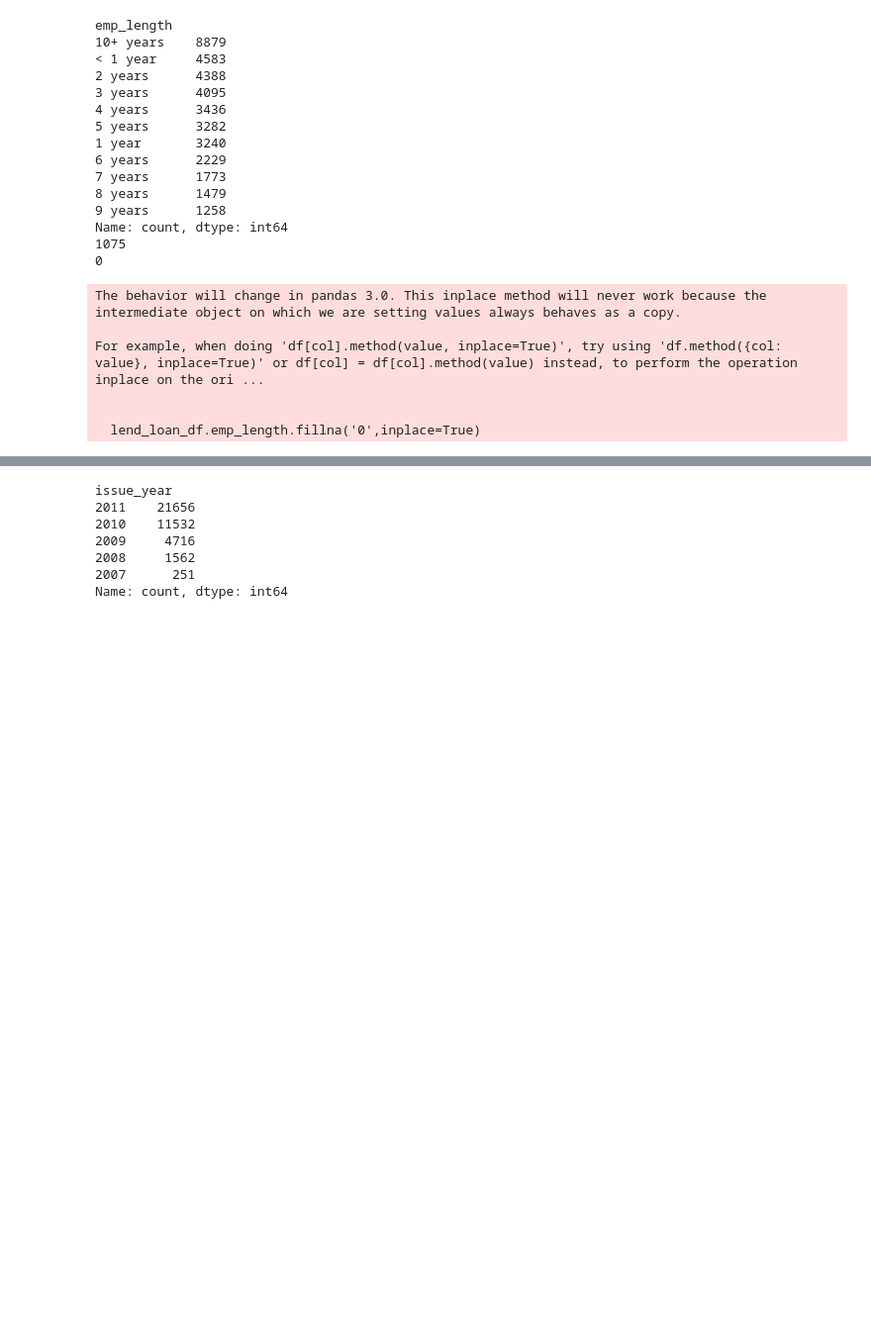
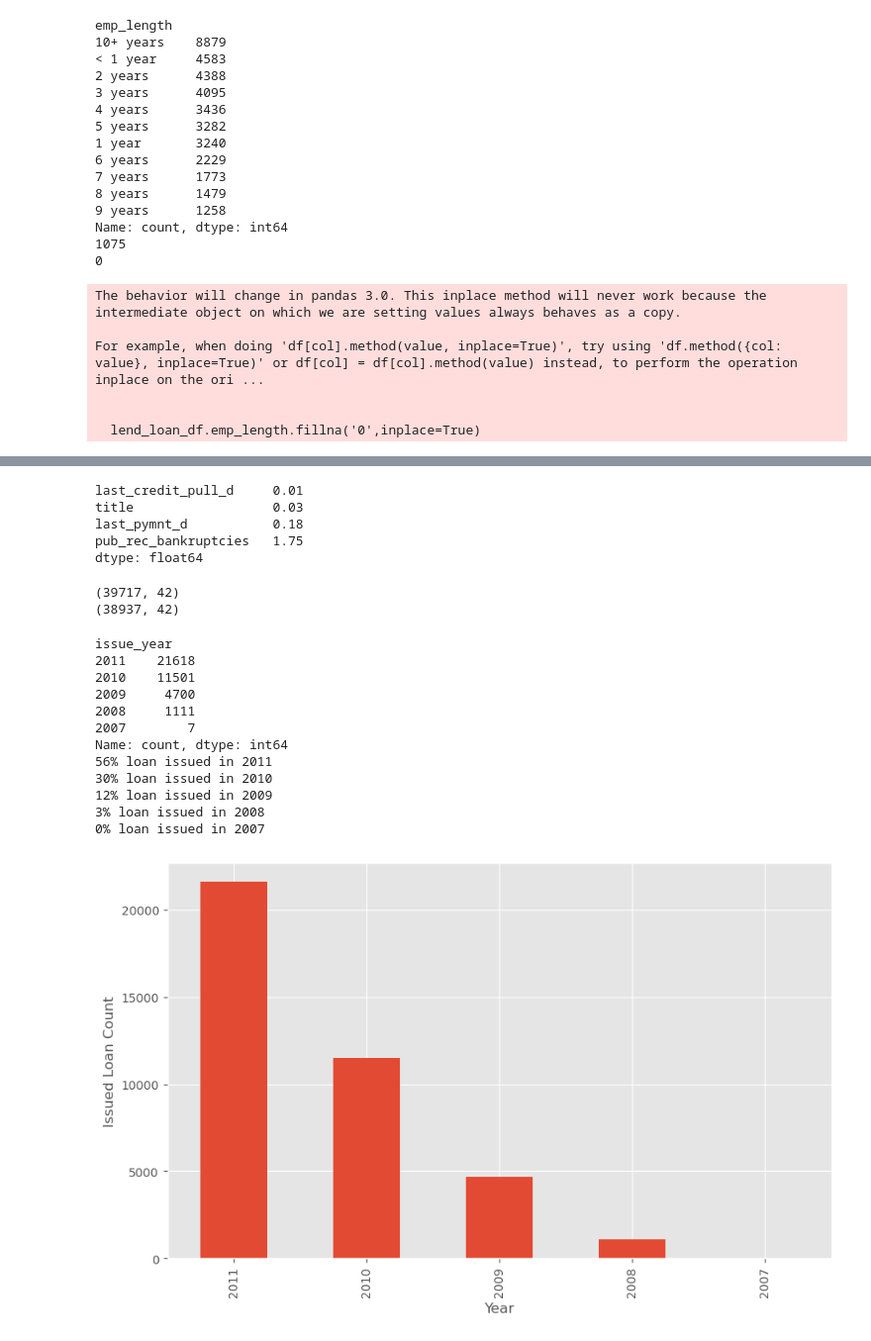
Before and after one commit to blogbydev/lendingcasestudy, a Jupyter notebook: lcs_srinivasan.ipynb, the cells around one changed output, grey strips where cells are left out. Shown at 99% size. Drawn from its saved outputs; the diff is of its cells as text; code cells hidden in the pictures; blank space fills up the shorter version.

```diff
--- a/lcs_srinivasan.ipynb
+++ b/lcs_srinivasan.ipynb
@@ -9,5 +9,5 @@ pd.options.display.max_rows = None
 # %%
-lend_loan_df = pd.read_csv('loan.csv')
+lend_loan_df = pd.read_csv('loan.csv', low_memory=False)
 print(lend_loan_df.shape)
 # %% [output]
 (39717, 111)
@@ -93,3 +88,10 @@ Data columns (total 49 columns):
  48  tax_liens                   39678 non-null  float64
 dtypes: float64(18), int64(12), object(19)
 memory usage: 14.8+ MB
+# %%
+temp = lend_loan_df.nunique() # gives unique count of all the columns
+unique_condition_1 = temp == 1 # which columns have just 1 unique value
+temp = temp[unique_condition_1]
+print(temp)
+# let's verify the column data once for unique_condition_1 column
+#lend_loan_df[temp.index]
@@ -100,7 +113,9 @@ print(lend_loan_df.application_type.value_counts())
 # look like pymnt_plan not impacting for analyze because all values are n
 # look like initial_list_status not impacting for analyze because all values are f
 #look like application_type not impacting for analyze because all values are INDIVIDUAL
-lend_loan_df.drop(['pymnt_plan','initial_list_status','application_type'],axis=1, inplace=True)
+#lend_loan_df.drop(['pymnt_plan','initial_list_status','application_type','collections_12_mths_ex_med','policy_code','acc_now_delinq',
+                  #'chargeoff_within_12_mths',],axis=1, inplace=True)
+lend_loan_df.drop(columns = temp.index,axis=1, inplace=True)
 lend_loan_df.info()
 # %% [output]
 pymnt_plan
@@ -233,10 +248,51 @@ memory usage: 14.2+ MB
+# %%
+temp = 100*lend_loan_df.isnull().mean()
+# there are 53 columns, we just want to see the columns which have missing values
+missing_value_condition = temp > 0.0
+temp[missing_value_condition].sort_values()
+# %% [output]
+last_credit_pull_d     0.01
+title                  0.03
+last_pymnt_d           0.18
+pub_rec_bankruptcies   1.75
+dtype: float64
+# %%
+print(lend_loan_df.shape)
+lend_loan_df = lend_loan_df[~lend_loan_df['last_credit_pull_d'].isnull()]
+lend_loan_df = lend_loan_df[~lend_loan_df['title'].isnull()]
+#lend_loan_df = lend_loan_df[~lend_loan_df['revol_util'].isnull()]
+lend_loan_df = lend_loan_df[~lend_loan_df['last_pymnt_d'].isnull()]
+lend_loan_df = lend_loan_df[~lend_loan_df['pub_rec_bankruptcies'].isnull()]
+#lend_loan_df = lend_loan_df[~lend_loan_df['emp_length'].isnull()]
+#lend_loan_df = lend_loan_df[~lend_loan_df['emp_title'].isnull()]
+print(lend_loan_df.shape)
+# %% [output]
+(39717, 42)
+(38937, 42)
 # %%
-lend_loan_df.issue_year.value_counts()
+print(lend_loan_df.issue_year.value_counts())
+#in 2011 more loans are issued
+print(f'{ int(round( (len(lend_loan_df[lend_loan_df.issue_year == 2011]) / len(lend_loan_df.issue_year))*100 ,0))}% loan issued in 2011 ')
+print(f'{ int(round( (len(lend_loan_df[lend_loan_df.issue_year == 2010]) / len(lend_loan_df.issue_year))*100 ,0))}% loan issued in 2010 ')
+print(f'{ int(round( (len(lend_loan_df[lend_loan_df.issue_year == 2009]) / len(lend_loan_df.issue_year))*100 ,0))}% loan issued in 2009 ')
+print(f'{ int(round( (len(lend_loan_df[lend_loan_df.issue_year == 2008]) / len(lend_loan_df.issue_year))*100 ,0))}% loan issued in 2008 ')
+print(f'{ int(round( (len(lend_loan_df[lend_loan_df.issue_year == 2007]) / len(lend_loan_df.issue_year))*100 ,0))}% loan issued in 2007 ')
+
+plt.style.use('ggplot')
+plt.figure(figsize=[10,6])
+lend_loan_df.issue_year.value_counts().plot(kind='bar', xlabel='Year', ylabel='Issued Loan Count', rot=90)
+plt.show()
 # %% [output]
 issue_year
-2011    21656
-2010    11532
-2009     4716
-2008     1562
-2007      251
+2011    21618
+2010    11501
+2009     4700
+2008     1111
+2007        7
 Name: count, dtype: int64
+56% loan issued in 2011
+30% loan issued in 2010
+12% loan issued in 2009
+3% loan issued in 2008
+0% loan issued in 2007
+[figure, added]
```
Also changed, not shown: parts of 30 cells of this notebook.
